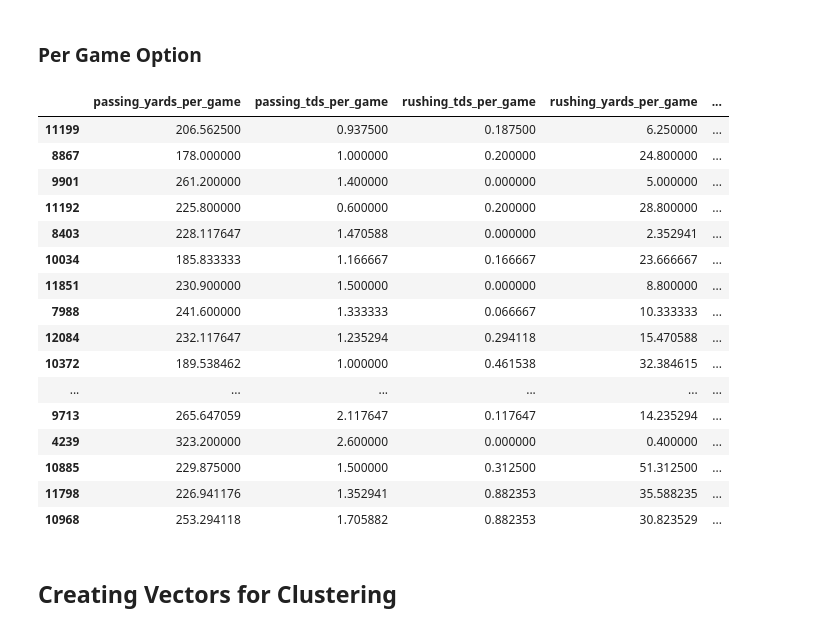
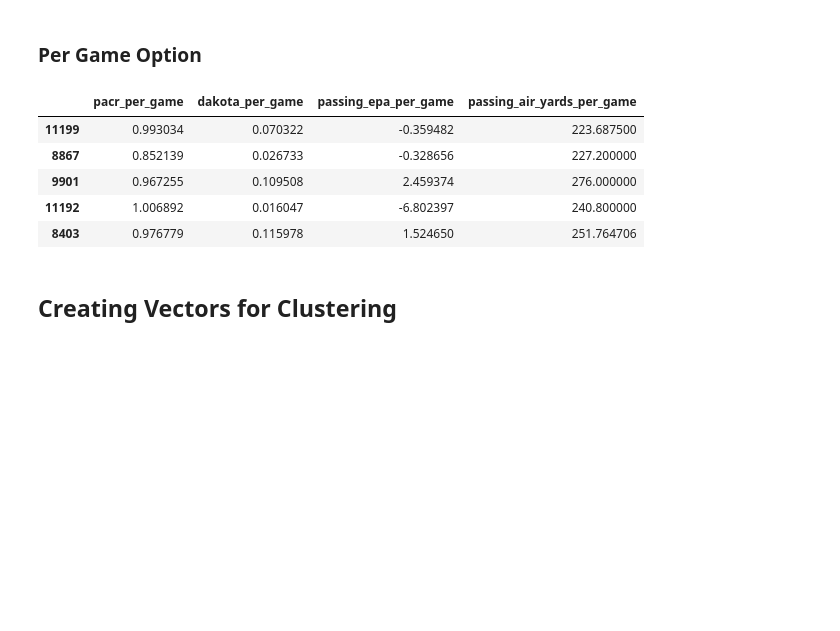
Before and after one commit to Alex-Bishka/Fantasy, a Jupyter notebook: Analysis/SeasonReviewNotebooks/Season Review - Clustering.ipynb, the cells around one changed output. Saved outputs shown, nothing was run; the diff lists cells and outputs as text; code cells hidden in the pictures; blank space fills up the shorter version.

```diff
--- a/Analysis/SeasonReviewNotebooks/Season Review - Clustering.ipynb
+++ b/Analysis/SeasonReviewNotebooks/Season Review - Clustering.ipynb
@@ -36,6 +38,8 @@ qb_cols = ['completions', 'attempts',
 # subset_cols = ['completions', 'attempts',
 #        'passing_yards', 'passing_tds', 'interceptions']
 # %%
-subset_cols = ['passing_yards', 'passing_tds', 'rushing_tds', 'rushing_yards', 'fantasy_points']
+# subset_cols = ['passing_yards', 'passing_tds', 'rushing_tds', 'rushing_yards', 'fantasy_points']
+# subset_cols = ['fantasy_points', 'passing_yards', 'passing_tds', 'interceptions', 'completion_percentage', 'sacks']
+subset_cols = ['fantasy_points', 'pacr', 'dakota', 'passing_epa', 'passing_air_yards']
 # %% [markdown]
 ### Per Game Option
@@ -44,8 +48,11 @@ per_game = True
 # %%
 if per_game:
     for col in subset_cols:
-        df_review[f"{col}_per_game"] = df_review[col]/ df_review["games"]
+        if col != "completion_percentage":
+            df_review[f"{col}_per_game"] = df_review[col]/ df_review["games"]
 
-    subset_cols = [f"{col}_per_game" for col in subset_cols]
+    for i, col in enumerate(subset_cols):
+        if col != "completion_percentage":
+            subset_cols[i] = f"{col}_per_game"
 # %%
-subset_df = df_review[subset_cols].copy()
+subset_df = df_review[subset_cols].copy().dropna()
@@ -53,0 +61,2 @@ subset_df = subset_df.sort_values(by="fantasy_points_per_game")[-30:]
+# %%
+subset_df.drop(columns="fantasy_points_per_game", inplace=True)
@@ -54,23 +65,12 @@ subset_df = subset_df.sort_values(by="fantasy_points_per_game")[-30:]
 # %%
-subset_df
+subset_df.head()
 # %% [output]
-|  | passing_yards_per_game | passing_tds_per_game | rushing_tds_per_game | rushing_yards_per_game | ... |
-| 11199 | 206.562500 | 0.937500 | 0.187500 | 6.250000 | ... |
-| 8867 | 178.000000 | 1.000000 | 0.200000 | 24.800000 | ... |
-| 9901 | 261.200000 | 1.400000 | 0.000000 | 5.000000 | ... |
-| 11192 | 225.800000 | 0.600000 | 0.200000 | 28.800000 | ... |
-| 8403 | 228.117647 | 1.470588 | 0.000000 | 2.352941 | ... |
-| 10034 | 185.833333 | 1.166667 | 0.166667 | 23.666667 | ... |
-| 11851 | 230.900000 | 1.500000 | 0.000000 | 8.800000 | ... |
-| 7988 | 241.600000 | 1.333333 | 0.066667 | 10.333333 | ... |
-| 12084 | 232.117647 | 1.235294 | 0.294118 | 15.470588 | ... |
-| 10372 | 189.538462 | 1.000000 | 0.461538 | 32.384615 | ... |
-| ... | ... | ... | ... | ... | ... |
-| 9713 | 265.647059 | 2.117647 | 0.117647 | 14.235294 | ... |
-| 4239 | 323.200000 | 2.600000 | 0.000000 | 0.400000 | ... |
-| 10885 | 229.875000 | 1.500000 | 0.312500 | 51.312500 | ... |
-| 11798 | 226.941176 | 1.352941 | 0.882353 | 35.588235 | ... |
-| 10968 | 253.294118 | 1.705882 | 0.882353 | 30.823529 | ... |
+|  | pacr_per_game | dakota_per_game | passing_epa_per_game | passing_air_yards_per_game |
+| 11199 | 0.993034 | 0.070322 | -0.359482 | 223.687500 |
+| 8867 | 0.852139 | 0.026733 | -0.328656 | 227.200000 |
+| 9901 | 0.967255 | 0.109508 | 2.459374 | 276.000000 |
+| 11192 | 1.006892 | 0.016047 | -6.802397 | 240.800000 |
+| 8403 | 0.976779 | 0.115978 | 1.524650 | 251.764706 |
 # %% [markdown]
 ## Creating Vectors for Clustering
 # %%
```
Also changed, not shown: parts of 11 cells of this notebook, 18 other files.
